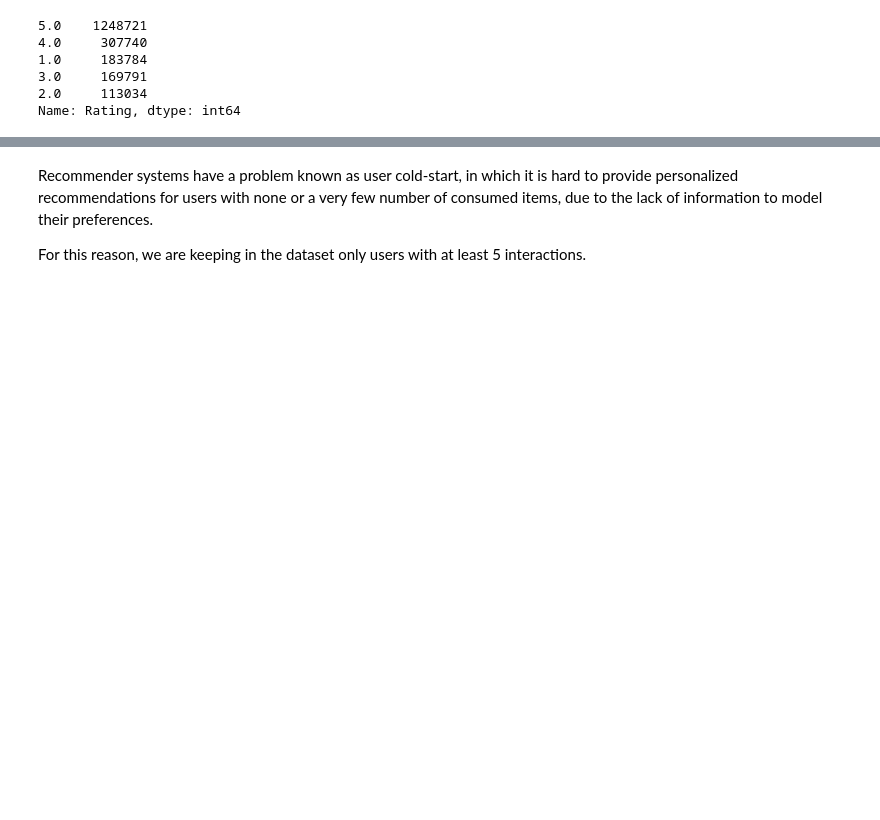
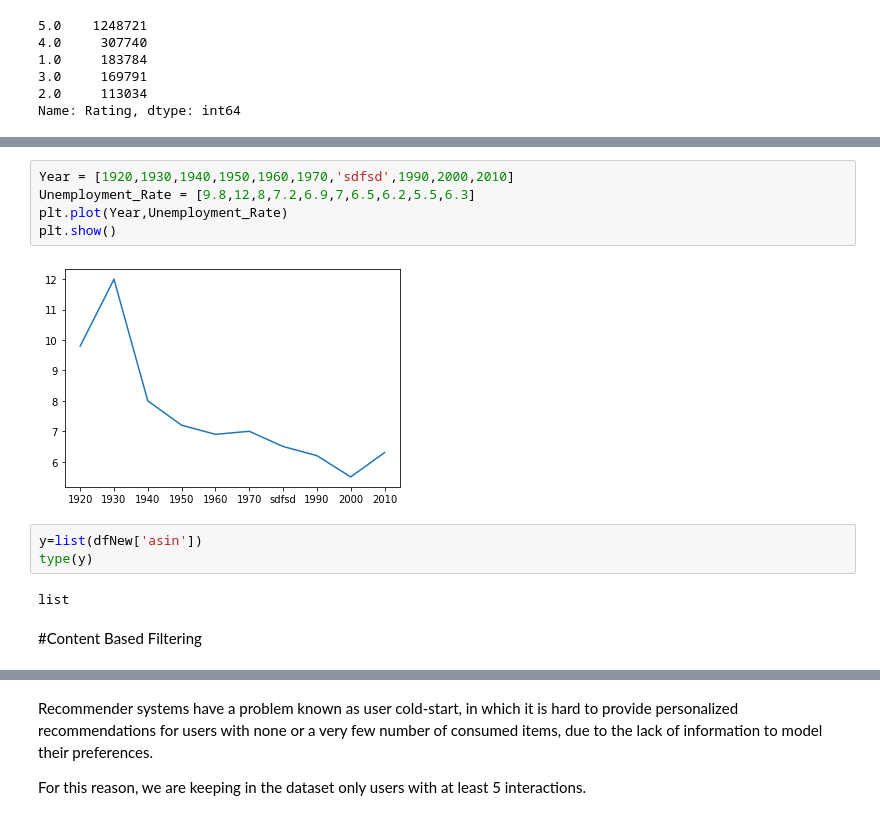
Before and after one commit to kronze1996/Product-Recommendation-Engine, a Jupyter notebook: Kartikey_Sharma_Product_Recommendation_Engine_Capstone_Project_4.ipynb, the cells around one changed output, grey strips where cells are left out. Saved outputs shown, nothing was run; the diff lists cells and outputs as text; blank space fills up the shorter version.

```diff
--- a/Kartikey_Sharma_Product_Recommendation_Engine_Capstone_Project_4.ipynb
+++ b/Kartikey_Sharma_Product_Recommendation_Engine_Capstone_Project_4.ipynb
@@ -205,0 +227,14 @@ Name: UserId, Length: 1210271, dtype: int64
+# %%
+Year = [1920,1930,1940,1950,1960,1970,'sdfsd',1990,2000,2010]
+Unemployment_Rate = [9.8,12,8,7.2,6.9,7,6.5,6.2,5.5,6.3]
+plt.plot(Year,Unemployment_Rate)
+plt.show()
+# %% [output]
+[figure, added]
+# %%
+y=list(dfNew['asin'])
+type(y)
+# %% [output]
+list
+# %% [markdown]
+#Content Based Filtering
```
Also changed, not shown: parts of 57 cells of this notebook.
